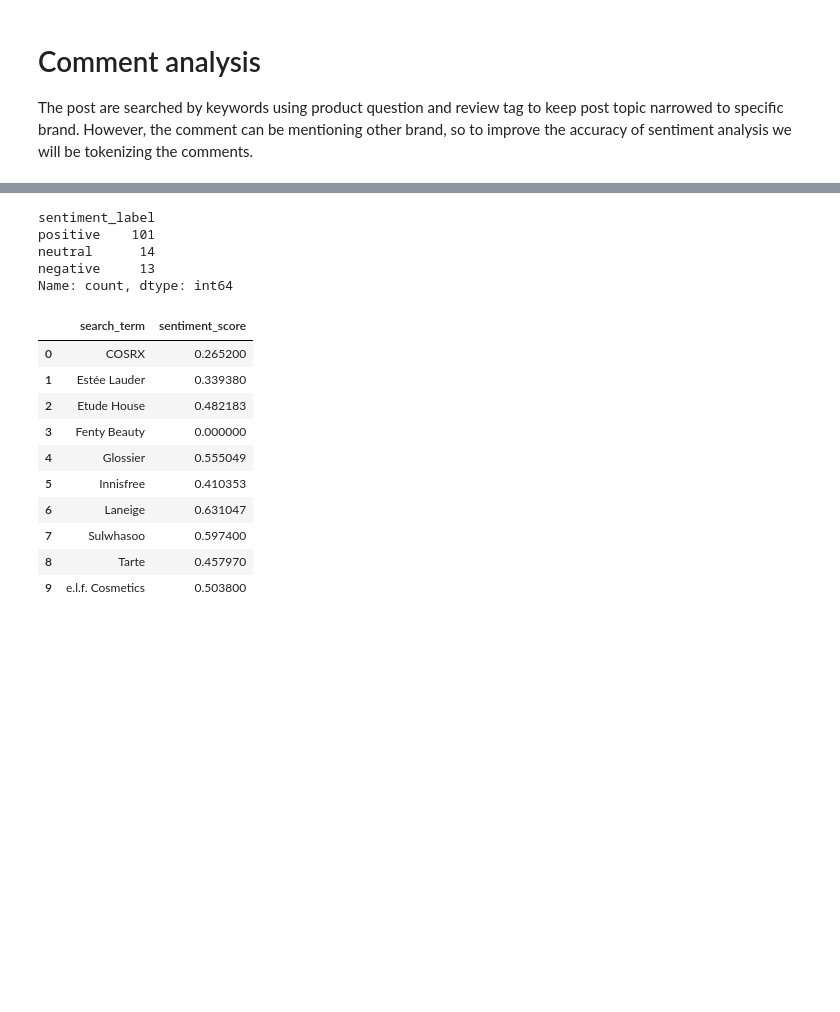
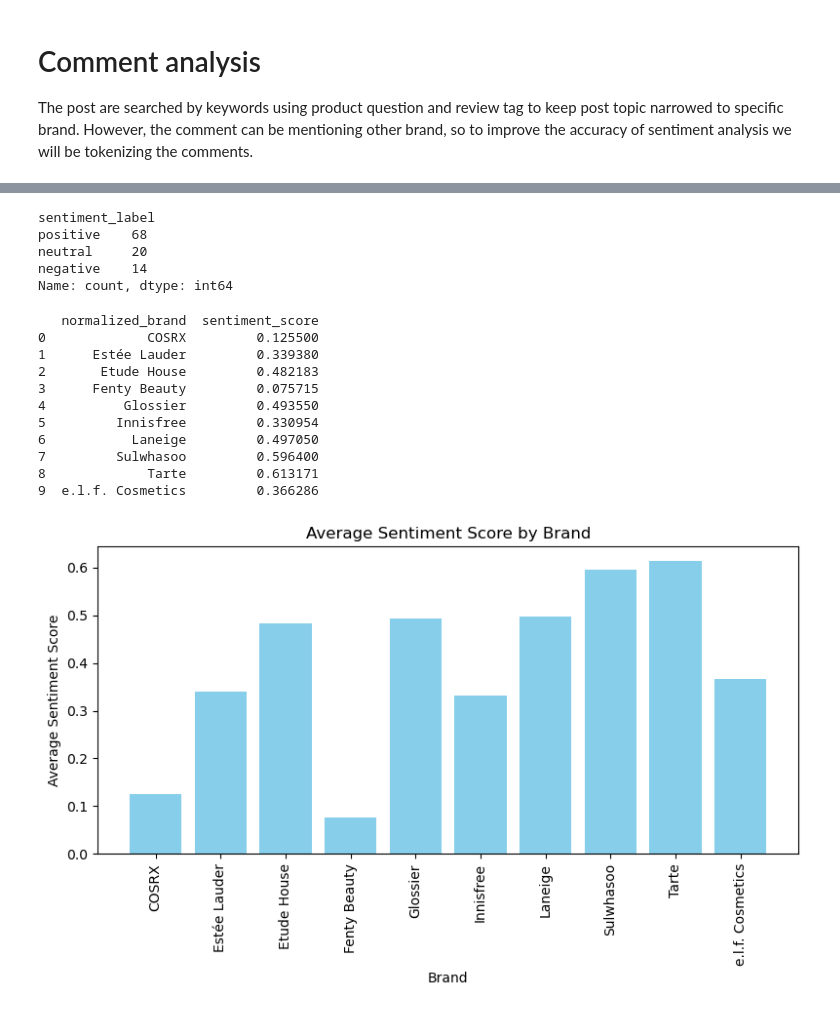
Before and after one commit to oooogiselle/Skinfluence, a Jupyter notebook: code/reddit_sentiment.ipynb, the cells around one changed output, grey strips where cells are left out. Drawn from its saved outputs; the diff is of its cells as text; code cells hidden in the pictures; blank space fills up the shorter version.

```diff
--- a/code/reddit_sentiment.ipynb
+++ b/code/reddit_sentiment.ipynb
@@ -53,0 +55,14 @@ comment_df
+# %%
+brand_mapping = {
+    'fenty': 'Fenty Beauty',
+    'etude': 'Etude House',
+    'e.l.f.': 'e.l.f. Cosmetics'
+}
+
+def normalize_brand(name):
+    return brand_mapping.get(name.lower().strip(), name.strip())
+
+# Apply to `search_term` column after creating comment_df
+comment_df["normalized_brand"] = comment_df["brand"].apply(normalize_brand)
+
+comment_df.head()
@@ -75,13 +97,13 @@ def brand_word_match(comment):
 
 
 for _, row in comment_df.iterrows():
-    search_brand = row["brand"].lower().strip()
+    target_brand = row["normalized_brand"]
     comment = row["cleaned_comment"]
 
     comment_lower = comment.lower()
     mentioned_brands = brand_word_match(comment_lower)
 
-    if not mentioned_brands or mentioned_brands == {search_brand}:
+    if not mentioned_brands or mentioned_brands == {target_brand}:
         sentiment_score = analyzer.polarity_scores(comment)["compound"]
         sentiment_label = (
             "positive" if sentiment_score > 0.05
@@ -92,7 +114,7 @@ for _, row in comment_df.iterrows():
             "post_id": row["post_id"],
             "title": row["title"],
             "comment": comment,
-            "search_term": row["brand"],
+            "normalized_brand": target_brand,
             "subreddit": row["subreddit_name"],
             "sentiment_score": sentiment_score,
             "sentiment_label": sentiment_label
@@ -105,22 +127,32 @@ comment_df.head()
 comment_df.to_csv("../output/subreddit_sentiment_data.csv", index=False)
 # %% [output]
 sentiment_label
-positive    101
-neutral      14
-negative     13
+positive    68
+neutral     20
+negative    14
 Name: count, dtype: int64
-# %%
-
-comment_df.groupby("search_term")["sentiment_score"].mean().reset_index()
-# %% [output]
-|  | search_term | sentiment_score |
-| 0 | COSRX | 0.265200 |
-| 1 | Estée Lauder | 0.339380 |
-| 2 | Etude House | 0.482183 |
-| 3 | Fenty Beauty | 0.000000 |
-| 4 | Glossier | 0.555049 |
-| 5 | Innisfree | 0.410353 |
-| 6 | Laneige | 0.631047 |
-| 7 | Sulwhasoo | 0.597400 |
-| 8 | Tarte | 0.457970 |
-| 9 | e.l.f. Cosmetics | 0.503800 |
+# %%
+avg_sentiment = comment_df.groupby("normalized_brand")["sentiment_score"].mean().reset_index()
+
+print(avg_sentiment)
+plt.figure(figsize=(8, 5))
+plt.bar(avg_sentiment["normalized_brand"], avg_sentiment["sentiment_score"], color='skyblue')
+plt.xlabel("Brand")
+plt.ylabel("Average Sentiment Score")
+plt.title("Average Sentiment Score by Brand")
+plt.xticks(rotation=90)
+plt.tight_layout()
+plt.show()
+# %% [output]
+   normalized_brand  sentiment_score
+0             COSRX         0.125500
+1      Estée Lauder         0.339380
+2       Etude House         0.482183
+3      Fenty Beauty         0.075715
+4          Glossier         0.493550
+5         Innisfree         0.330954
+6           Laneige         0.497050
+7         Sulwhasoo         0.596400
+8             Tarte         0.613171
+9  e.l.f. Cosmetics         0.366286
+[figure, added]
```
Also changed, not shown: parts of 3 cells of this notebook, 1 other file.
